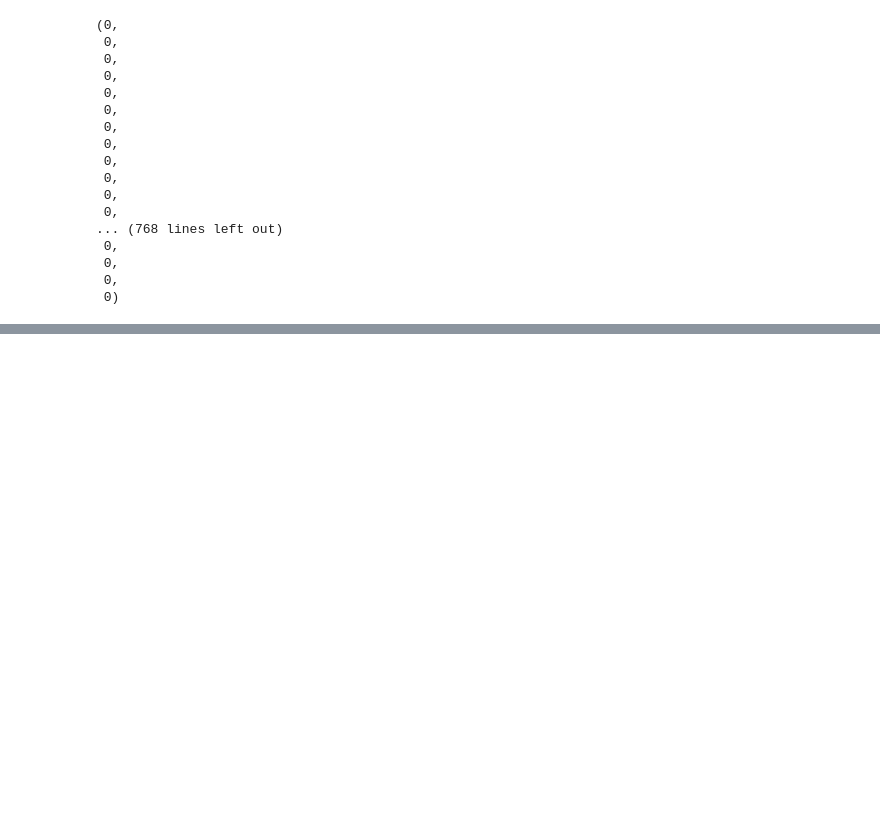
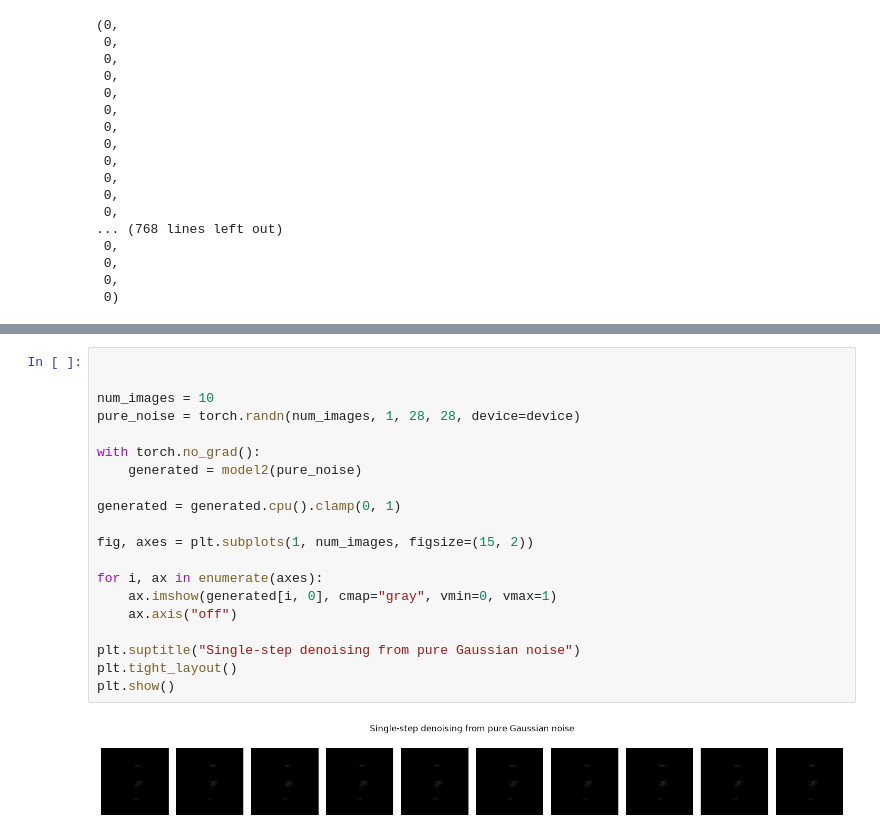
Before and after one commit to leoposc/lerobot-smolvla, a Jupyter notebook: flow-matching-tutorial/testlab.ipynb, the cells around one changed output, grey strips where cells are left out. Saved outputs shown, nothing was run; the diff lists cells and outputs as text; blank space fills up the shorter version.

```diff
--- a/flow-matching-tutorial/testlab.ipynb
+++ b/flow-matching-tutorial/testlab.ipynb
@@ -453,0 +583,22 @@ image_0.get_flattened_data()
+# %%
+
+
+num_images = 10
+pure_noise = torch.randn(num_images, 1, 28, 28, device=device)
+
+with torch.no_grad():
+    generated = model2(pure_noise)
+
+generated = generated.cpu().clamp(0, 1)
+
+fig, axes = plt.subplots(1, num_images, figsize=(15, 2))
+
+for i, ax in enumerate(axes):
+    ax.imshow(generated[i, 0], cmap="gray", vmin=0, vmax=1)
+    ax.axis("off")
+
+plt.suptitle("Single-step denoising from pure Gaussian noise")
+plt.tight_layout()
+plt.show()
+# %% [output]
+[figure, added]
```
Also changed, not shown: parts of 3 cells of this notebook, 1 other file.
